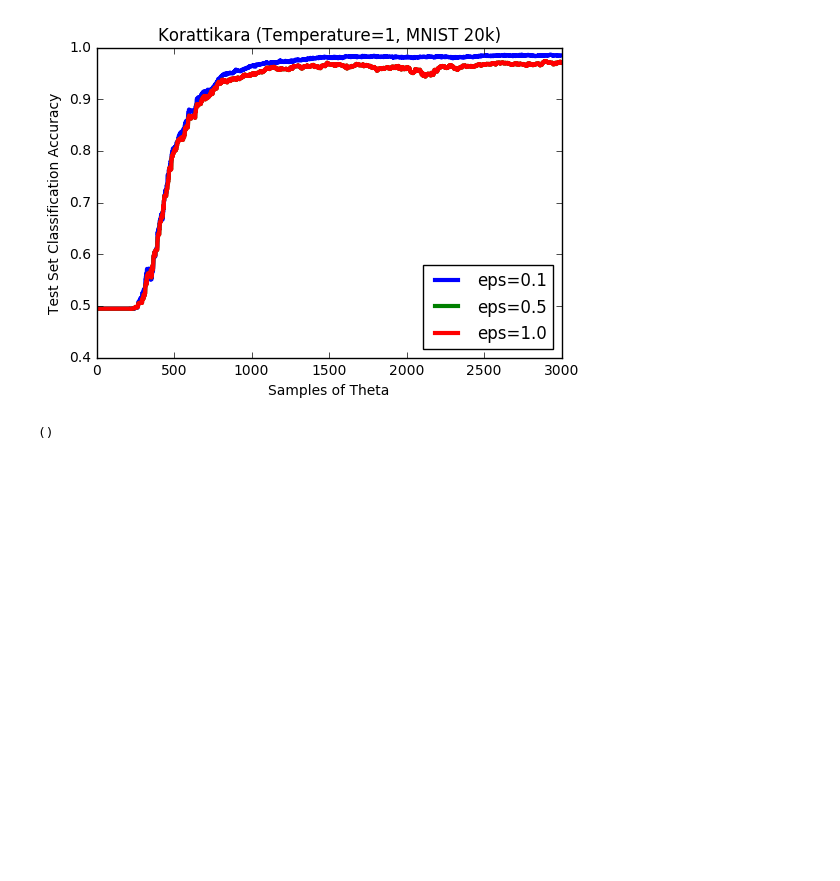
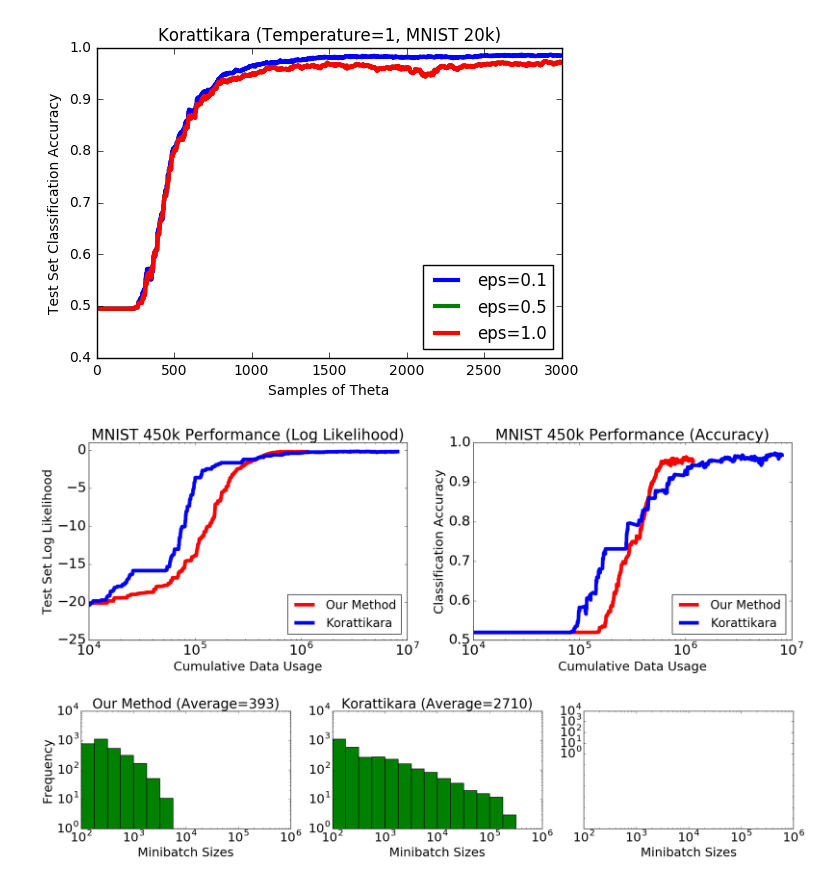
Before and after one commit to DanielTakeshi/New_MH_Test, a Jupyter notebook: code/plot_result_logisticRegression.ipynb, the cells around one changed output. Saved outputs shown, nothing was run; the diff lists cells and outputs as text; code cells hidden in the pictures; blank space fills up the shorter version.

```diff
--- a/code/plot_result_logisticRegression.ipynb
+++ b/code/plot_result_logisticRegression.ipynb
@@ -307,51 +307,40 @@ Accept rate for eps=1.0: 1405/3000
 [figure]
 [figure]
 # %%
-""" More tests.
+N = 3000
+di = "final_output/"
+DPI = 300
 
-N = 3000
-direct = "interesting_output/"
-T = 1000
+df_ours = h5py.File(di+ 'logistic_results_ours_450000.mat');
+df_kora = h5py.File(di+ 'logistic_results_kora_450000_eps0-05.mat');
 
-df_kora = h5py.File(direct+ 'results_kora_mb010_k20000_t' +str(T)+ '_eps1.mat');
-df_ours = h5py.File(direct+ 'results_ours_mb010_k20000_t' +str(T)+ '.mat')
-
+samples_ours  = np.array(df_ours['samples_ours'])
 mb_size_ours  = np.array(df_ours['mb_size_ours']).reshape(N,1)
 cum_size_ours = np.array(df_ours['cum_size_ours']).reshape(N,1)
 ll_test_ours  = np.array(df_ours['ll_test_ours']).reshape(N,1)
 accuracy_ours = np.array(df_ours['accuracy_ours']).reshape(N,1)
 
+samples_kora  = np.array(df_kora['samples_kora'])
 mb_size_kora  = np.array(df_kora['mb_size_kora']).reshape(N,1)
 cum_size_kora = np.array(df_kora['cum_size_kora']).reshape(N,1)
 ll_test_kora  = np.array(df_kora['ll_test_kora']).reshape(N,1)
 accuracy_kora = np.array(df_kora['accuracy_kora']).reshape(N,1)
 
-print(np.mean(mb_size_ours))
-print(np.mean(mb_size_kora))
-
+assert samples_ours.shape == (N,784)
+assert samples_kora.shape == (N,784)
 
 ###############
 ### FIGURES ###
 ###############
 
-plt.figure()
-plt.plot(accuracy_kora, label="kora")
-plt.plot(accuracy_ours, label="ours")
-plt.legend(loc='lower right')
-
-plt.figure()
-plt.hist(mb_size_kora, bins=30)
-plt.figure()
-plt.hist(mb_size_ours, bins=30)
-
 fig, axarr = plt.subplots(1,2, figsize=(18, 6))
 x_label = "Cumulative Data Usage"
-title_size = 21
-axis_size = 20
+title_size = 25
+axis_size = 21
 tick_size = 23
 legend_size = 20
 width = 6.0
-xlimits = [(10**3), (10**6)]
+xlimits = [(10**4), (10**7)]
 
 axarr[0].plot(cum_size_ours, ll_test_ours, 'r', label='Our Method', lw=width)
 axarr[0].plot(cum_size_kora, ll_test_kora, 'b', label='Korattikara', lw=width)
@@ -359,7 +348,7 @@ axarr[0].plot(cum_size_kora, ll_test_kora, 'b', label='Korattikara', lw=width)
 axarr[0].set_xlim(xlimits)
 axarr[0].set_ylim([-25,1])
 axarr[0].set_xscale("log")
-axarr[0].set_title("MNIST 20k Performance (Log Likelihood)", fontsize=title_size)
+axarr[0].set_title("MNIST 450k Performance (Log Likelihood)", fontsize=title_size)
 axarr[0].set_xlabel(x_label, fontsize=axis_size)
 axarr[0].set_ylabel("Test Set Log Likelihood", fontsize=axis_size)
 axarr[0].legend(loc="lower right", prop={'size':legend_size})
@@ -372,7 +361,7 @@ axarr[1].plot(cum_size_kora, accuracy_kora, 'b', label='Korattikara', lw=width)
 axarr[1].set_xlim(xlimits)
 #axarr[1].set_ylim([0.4,1])
 axarr[1].set_xscale("log")
-axarr[1].set_title("MNIST 20k Performance (Accuracy)", fontsize=title_size)
+axarr[1].set_title("MNIST 450k Performance (Accuracy)", fontsize=title_size)
 axarr[1].set_xlabel(x_label, fontsize=axis_size)
 axarr[1].set_ylabel("Classification Accuracy", fontsize=axis_size)
 axarr[1].legend(loc="lower right", prop={'size':legend_size})
@@ -380,7 +369,7 @@ axarr[1].tick_params(axis='x', labelsize=tick_size)
 axarr[1].tick_params(axis='y', labelsize=tick_size)
 
 plt.tight_layout()
-
+plt.savefig(di+"logistic_regression_ll_acc_results.png", dpi=DPI)
 
 
 
@@ -388,13 +377,13 @@ plt.tight_layout()
 fig, axarr = plt.subplots(1,3, figsize=(20, 4.5))
 
 #A bunch of common values. The max_y value may need some tweaking.
-min_x = 10
-max_x = (10**5)
+min_x = (10**2)
+max_x = (10**6)
 min_y = 0
 max_y = 10000
 yaxis_ticks = [1,10,100,1000,10000]
-title_size = 23
-axis_size = 20
+title_size = 25
+axis_size = 23
 tick_size = 23
 fc = 'green'
 x_label = "Minibatch Sizes"
@@ -409,35 +398,35 @@ axarr[0].set_yscale('log')
 axarr[0].set_xlim([min_x,max_x])
 axarr[0].set_ylim([min_y,max_y])
 axarr[0].set_yticks(yaxis_ticks)
 axarr[0].tick_params(axis='x', labelsize=tick_size)
 axarr[0].tick_params(axis='y', labelsize=tick_size)
 
 axarr[1].set_title("Korattikara (Average={})".format(int(np.mean(mb_size_kora))), fontsize=title_size)
 axarr[1].hist(mb_size_kora, bins=np.logspace(0, 6, 25), facecolor=fc)
 axarr[1].set_xlabel(x_label, fontsize=axis_size)
 #axarr[1].set_ylabel(y_label, fontsize=axis_size)
 axarr[1].set_xscale('log')
 axarr[1].set_yscale('log')
 axarr[1].set_xlim([min_x,max_x])
 axarr[1].set_ylim([min_y,max_y])
 axarr[1].set_yticks(yaxis_ticks)
 axarr[1].tick_params(axis='x', labelsize=tick_size)
 axarr[1].tick_params(axis='y', labelsize=tick_size)
 
-axarr[2].set_title("Bardenet (Average={})".format(int(np.mean(mb_size_bard))), fontsize=title_size)
-axarr[2].hist(mb_size_bard, bins=np.logspace(2, 6, 25), facecolor=fc)
+#axarr[2].set_title("Bardenet (Average={})".format(int(np.mean(mb_size_bard))), fontsize=title_size)
+#axarr[2].hist(mb_size_bard, bins=np.logspace(2, 6, 25), facecolor=fc)
 axarr[2].set_xlabel(x_label, fontsize=axis_size)
 #axarr[2].set_ylabel(y_label, fontsize=axis_size)
 axarr[2].set_xscale('log')
 axarr[2].set_yscale('log')
 axarr[2].set_xlim([min_x,max_x])
 axarr[2].set_ylim([min_y,max_y])
 axarr[2].set_yticks(yaxis_ticks)
 axarr[2].tick_params(axis='x', labelsize=tick_size)
 axarr[2].tick_params(axis='y', labelsize=tick_size)
 
 plt.tight_layout()
-"""
-print()
+plt.savefig(di+"logistic_regression_histograms_results.png", dpi=DPI)
 # %% [output]
-()
+[figure, added]
+[figure, added]
```
Also changed, not shown: parts of 2 cells of this notebook, 4 other files.
